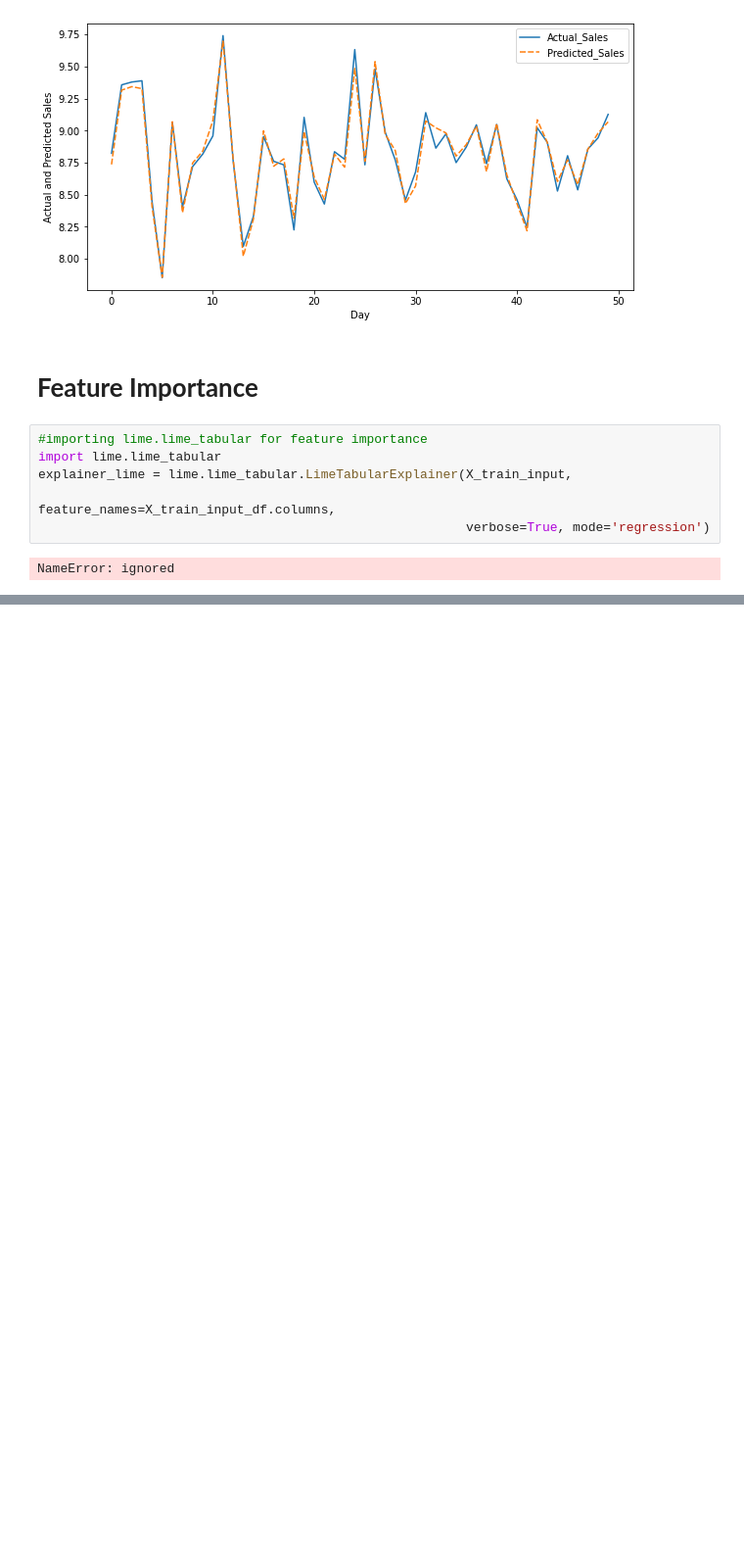
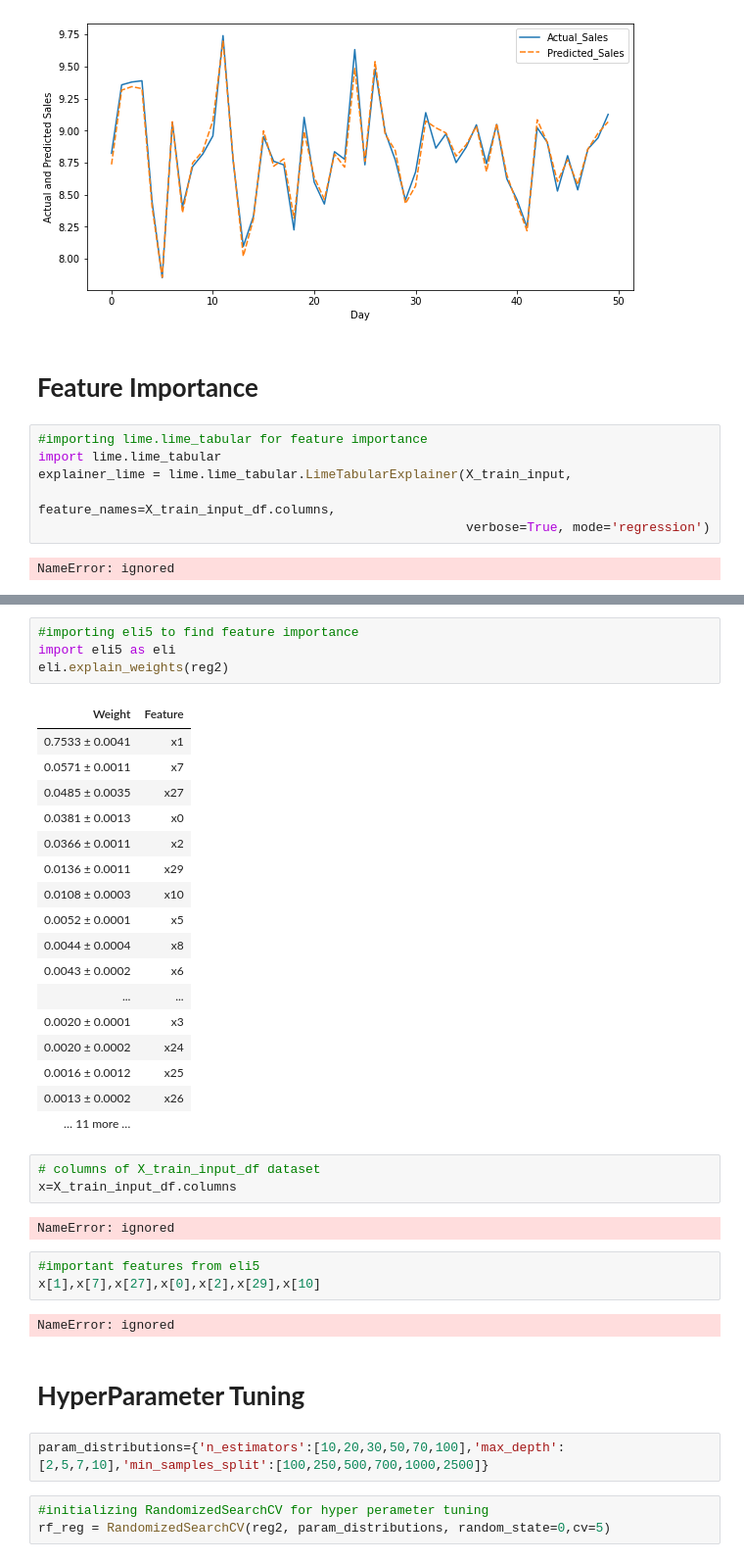
Before and after one commit to mukteshsingh95/Rossmann-Sales-Prediction, a Jupyter notebook: Rossmann_Sales_Prediction.ipynb, the cells around one changed output, grey strips where cells are left out. Shown at 98% size. Saved outputs shown, nothing was run; the diff lists cells and outputs as text; blank space fills up the shorter version.

```diff
--- a/Rossmann_Sales_Prediction.ipynb
+++ b/Rossmann_Sales_Prediction.ipynb
@@ -1428,0 +1443,39 @@ NameError: ignored
+# %%
+#importing eli5 to find feature importance
+import eli5 as eli
+eli.explain_weights(reg2)
+# %% [output]
+| Weight | Feature |
+| 0.7533 ± 0.0041 | x1 |
+| 0.0571 ± 0.0011 | x7 |
+| 0.0485 ± 0.0035 | x27 |
+| 0.0381 ± 0.0013 | x0 |
+| 0.0366 ± 0.0011 | x2 |
+| 0.0136 ± 0.0011 | x29 |
+| 0.0108 ± 0.0003 | x10 |
+| 0.0052 ± 0.0001 | x5 |
+| 0.0044 ± 0.0004 | x8 |
+| 0.0043 ± 0.0002 | x6 |
+| ... | ... |
+| 0.0020 ± 0.0001 | x3 |
+| 0.0020 ± 0.0002 | x24 |
+| 0.0016 ± 0.0012 | x25 |
+| 0.0013 ± 0.0002 | x26 |
+| … 11 more … |  |
+# %%
+# columns of X_train_input_df dataset
+x=X_train_input_df.columns
+# %% [output]
+NameError: ignored
+# %%
+#important features from eli5
+x[1],x[7],x[27],x[0],x[2],x[29],x[10]
+# %% [output]
+NameError: ignored
+# %% [markdown]
+# **HyperParameter Tuning**
+# %%
+param_distributions={'n_estimators':[10,20,30,50,70,100],'max_depth':[2,5,7,10],'min_samples_split':[100,250,500,700,1000,2500]}
+# %%
+#initializing RandomizedSearchCV for hyper perameter tuning
+rf_reg = RandomizedSearchCV(reg2, param_distributions, random_state=0,cv=5)
```
Also changed, not shown: parts of 47 cells of this notebook.
